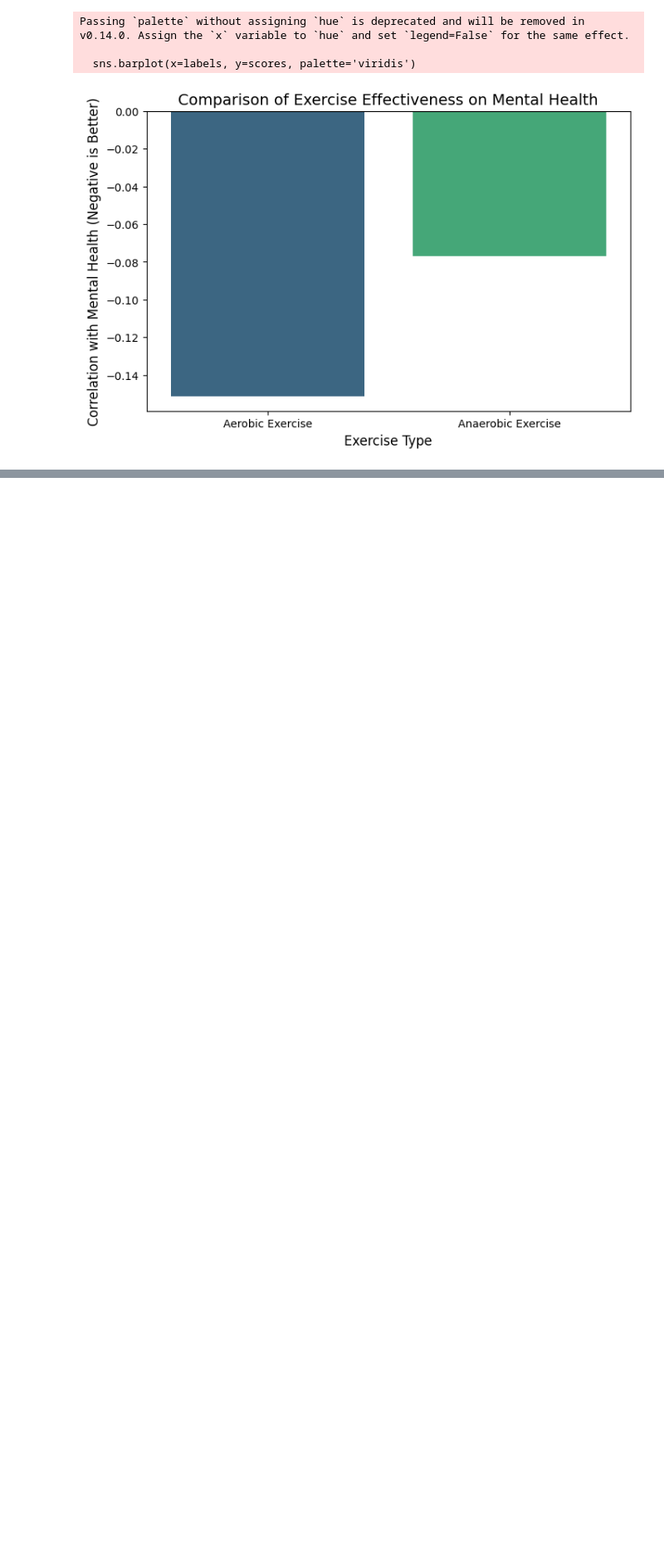
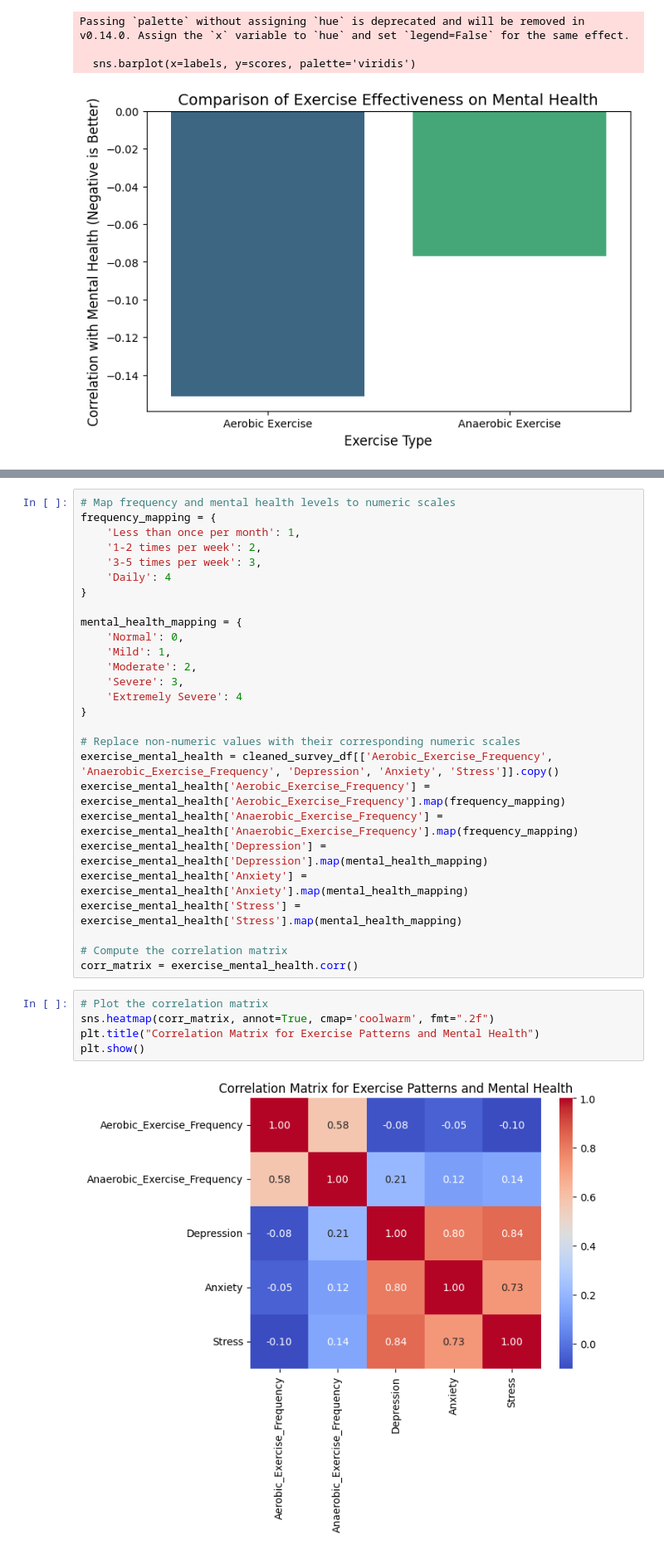
Before and after one commit to Aaron2k02/physical-activity-mental-health-research, a Jupyter notebook: notebook/02_data_analysis.ipynb, the cells around one changed output, grey strips where cells are left out. Shown: that part at 83% size. Cells and saved outputs as stored; diff of their text form; blank space fills up the shorter version.

```diff
--- a/notebook/02_data_analysis.ipynb
+++ b/notebook/02_data_analysis.ipynb
@@ -169,0 +266,34 @@ Passing `palette` without assigning `hue` is deprecated and will be removed in v
+# %%
+# Map frequency and mental health levels to numeric scales
+frequency_mapping = {
+    'Less than once per month': 1,
+    '1-2 times per week': 2,
+    '3-5 times per week': 3,
+    'Daily': 4
+}
+
+mental_health_mapping = {
+    'Normal': 0,
+    'Mild': 1,
+    'Moderate': 2,
+    'Severe': 3,
+    'Extremely Severe': 4
+}
+
+# Replace non-numeric values with their corresponding numeric scales
+exercise_mental_health = cleaned_survey_df[['Aerobic_Exercise_Frequency', 'Anaerobic_Exercise_Frequency', 'Depression', 'Anxiety', 'Stress']].copy()
+exercise_mental_health['Aerobic_Exercise_Frequency'] = exercise_mental_health['Aerobic_Exercise_Frequency'].map(frequency_mapping)
+exercise_mental_health['Anaerobic_Exercise_Frequency'] = exercise_mental_health['Anaerobic_Exercise_Frequency'].map(frequency_mapping)
+exercise_mental_health['Depression'] = exercise_mental_health['Depression'].map(mental_health_mapping)
+exercise_mental_health['Anxiety'] = exercise_mental_health['Anxiety'].map(mental_health_mapping)
+exercise_mental_health['Stress'] = exercise_mental_health['Stress'].map(mental_health_mapping)
+
+# Compute the correlation matrix
+corr_matrix = exercise_mental_health.corr()
+# %%
+# Plot the correlation matrix
+sns.heatmap(corr_matrix, annot=True, cmap='coolwarm', fmt=".2f")
+plt.title("Correlation Matrix for Exercise Patterns and Mental Health")
+plt.show()
+# %% [output]
+[figure, added]
```
Also changed, not shown: parts of 16 cells of this notebook, 1 other file.
